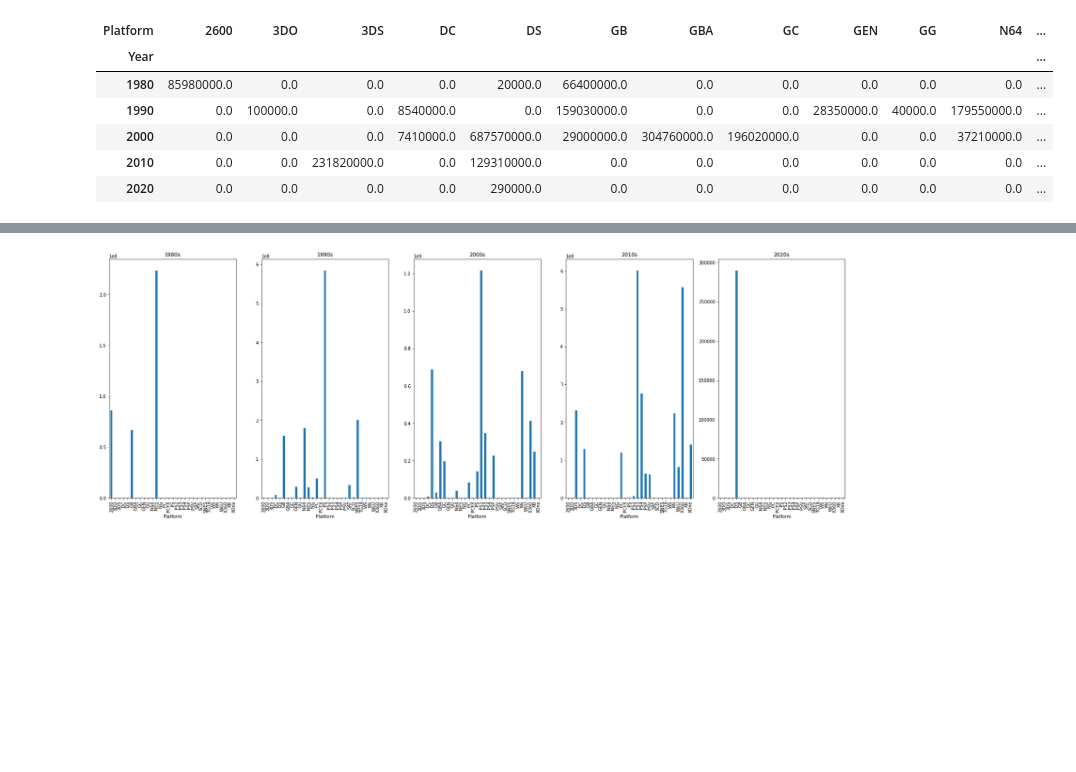
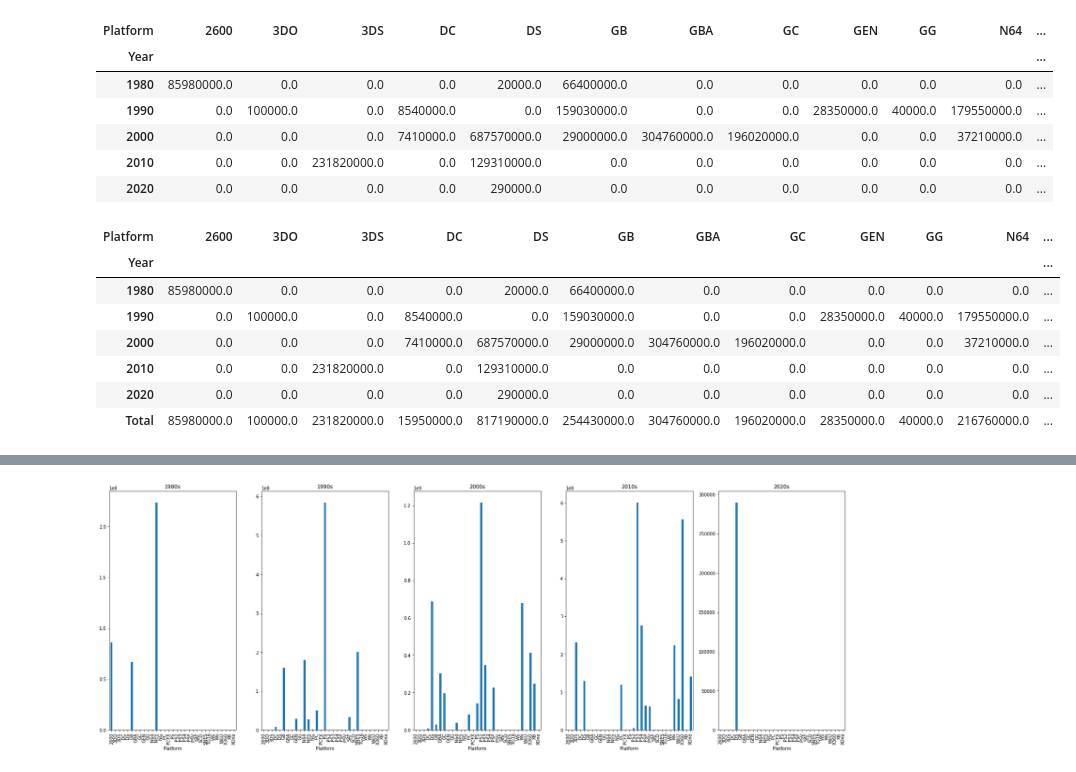
Before and after one commit to DamiSoh/Personal_Project, a Jupyter notebook: AI_04_소담_section1.ipynb, the cells around one changed output, grey strips where cells are left out. Saved outputs shown, nothing was run; the diff lists cells and outputs as text; code cells hidden in the pictures; blank space fills up the shorter version.

```diff
--- a/AI_04_소담_section1.ipynb
+++ b/AI_04_소담_section1.ipynb
@@ -515,0 +518,11 @@ year_platform.head()
+# %%
+year_platform
+# %% [output]
+| Platform | 2600 | 3DO | 3DS | DC | DS | GB | GBA | GC | GEN | GG | N64 | ... |
+| Year |  |  |  |  |  |  |  |  |  |  |  | ... |
+| 1980 | 85980000.0 | 0.0 | 0.0 | 0.0 | 20000.0 | 66400000.0 | 0.0 | 0.0 | 0.0 | 0.0 | 0.0 | ... |
+| 1990 | 0.0 | 100000.0 | 0.0 | 8540000.0 | 0.0 | 159030000.0 | 0.0 | 0.0 | 28350000.0 | 40000.0 | 179550000.0 | ... |
+| 2000 | 0.0 | 0.0 | 0.0 | 7410000.0 | 687570000.0 | 29000000.0 | 304760000.0 | 196020000.0 | 0.0 | 0.0 | 37210000.0 | ... |
+| 2010 | 0.0 | 0.0 | 231820000.0 | 0.0 | 129310000.0 | 0.0 | 0.0 | 0.0 | 0.0 | 0.0 | 0.0 | ... |
+| 2020 | 0.0 | 0.0 | 0.0 | 0.0 | 290000.0 | 0.0 | 0.0 | 0.0 | 0.0 | 0.0 | 0.0 | ... |
+| Total | 85980000.0 | 100000.0 | 231820000.0 | 15950000.0 | 817190000.0 | 254430000.0 | 304760000.0 | 196020000.0 | 28350000.0 | 40000.0 | 216760000.0 | ... |
```
Also changed, not shown: parts of 7 cells of this notebook.
